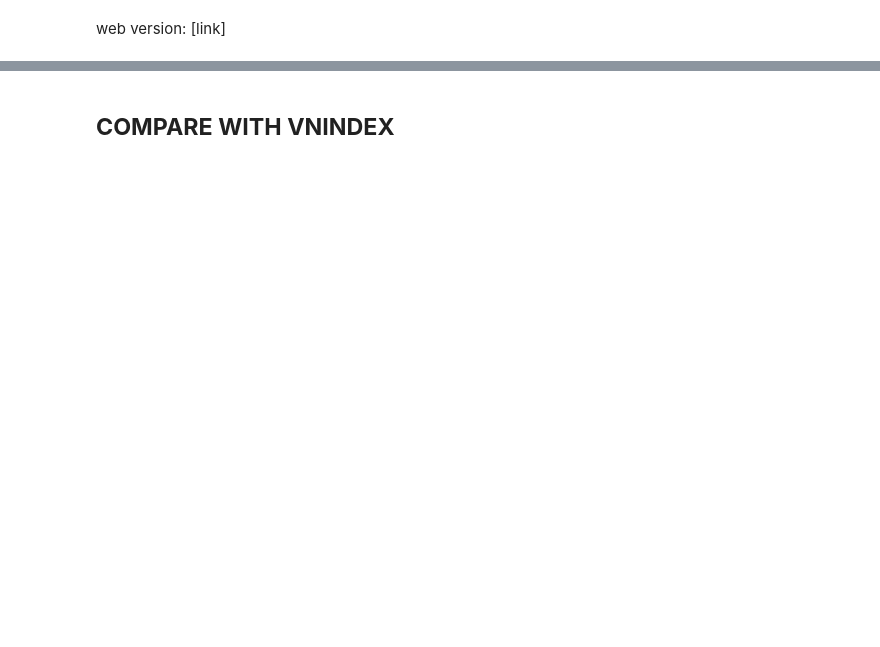
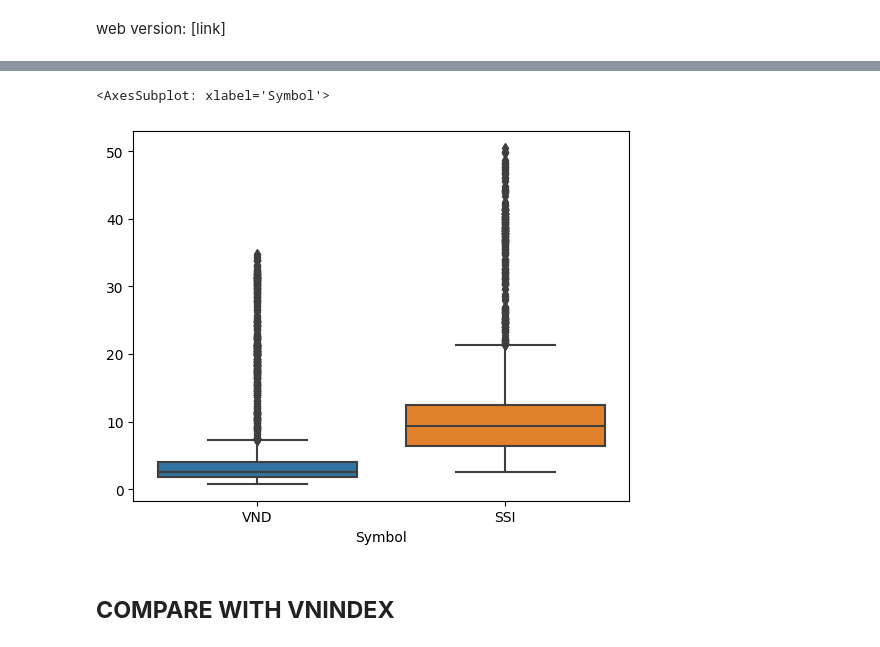
Before and after one commit to truongthinh118/visualize_stock_chart, a Jupyter notebook: visualization_notebook.ipynb, the cells around one changed output, grey strips where cells are left out. Cells and saved outputs as stored; diff of their text form; code cells hidden in the pictures; blank space fills up the shorter version.

```diff
--- a/visualization_notebook.ipynb
+++ b/visualization_notebook.ipynb
@@ -125,6 +128,11 @@ for stock in symbol_list:
     )
 
     fig.show()
+# %%
+sns.boxplot(historical_data_frame.xs(key='close',axis=1,level='Historical_Data'))
+# %% [output]
+<AxesSubplot: xlabel='Symbol'>
+[figure, added]
 # %% [markdown]
 ## **COMPARE WITH VNINDEX**
 # %%
```
Also changed, not shown: parts of 11 cells of this notebook.
